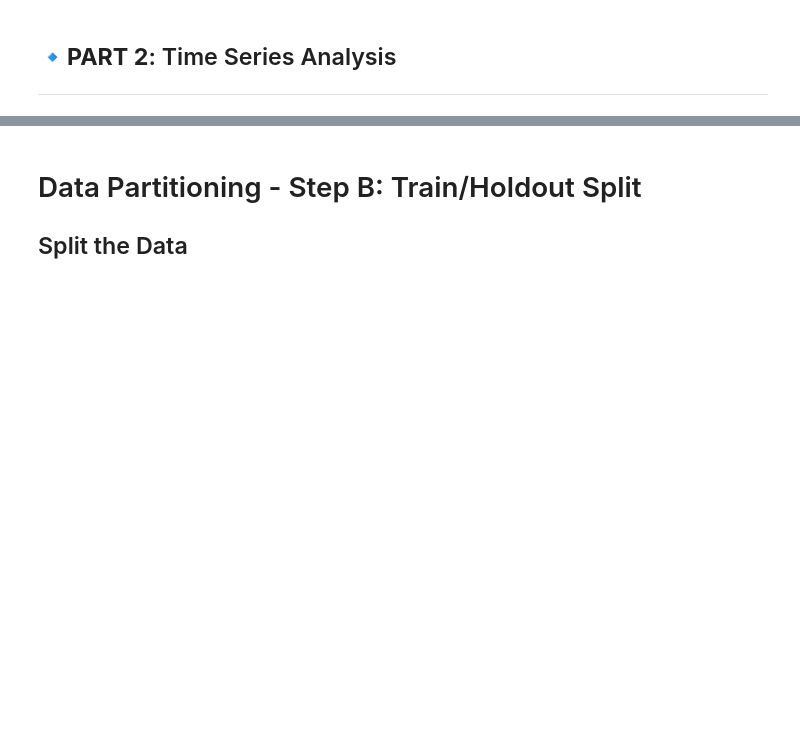
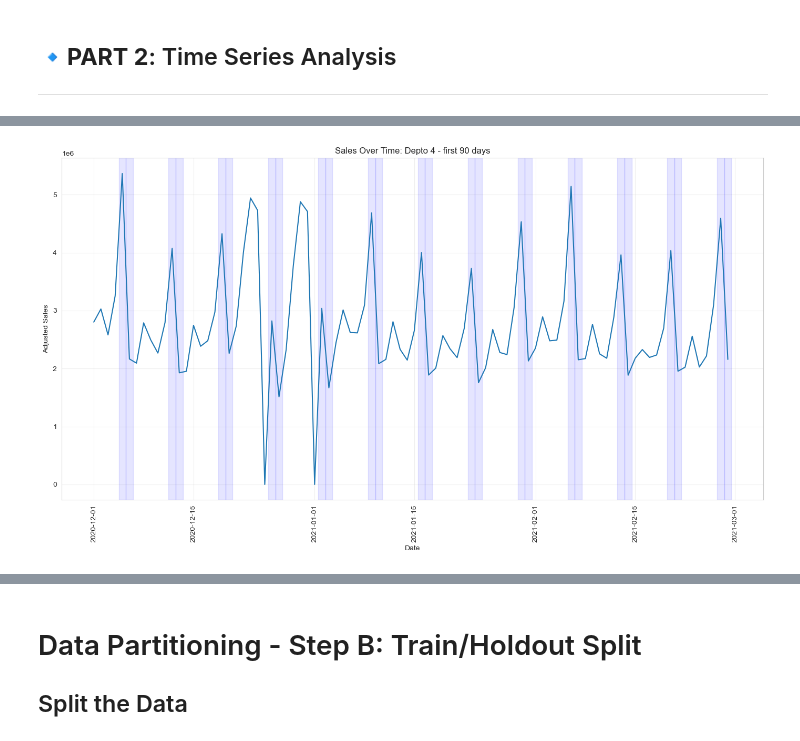
Before and after one commit to RakellM/ASN-DSA-T5, a Jupyter notebook: 33-ST/Homework/Project_1.ipynb, the cells around one changed output, grey strips where cells are left out. Drawn from its saved outputs; the diff is of its cells as text; code cells hidden in the pictures; blank space fills up the shorter version.

```diff
--- a/33-ST/Homework/Project_1.ipynb
+++ b/33-ST/Homework/Project_1.ipynb
@@ -2638,0 +2371,23 @@ print(f"   → Significant autocorrelation at lag 7 suggests WEEKLY seasonality"
+# %%
+# Last 90 days
+period_90l = df_complete.tail(90).copy()
+
+plt.figure(figsize=(14, 8))
+sns.lineplot(data=period_90l, x='Date', y='Sales_adj')
+
+# Highlight weekends (Saturday=5, Sunday=6)
+for date in period_90l['Date'].unique():
+    if date.weekday() >= 5:  # Saturday or Sunday
+        plt.axvspan(date - pd.Timedelta(hours=12),
+                   date + pd.Timedelta(hours=12),
+                   alpha=0.1, color='blue')
+
+plt.title(f"Sales Over Time: {choose_dept} - first 90 days")
+plt.xlabel("Date")
+plt.ylabel("Adjusted Sales")
+plt.xticks(rotation=90)
+plt.grid(True, alpha=0.3)
+plt.tight_layout()
+plt.show()
+# %% [output]
+[figure, added]
```
Also changed, not shown: parts of 32 cells of this notebook.
